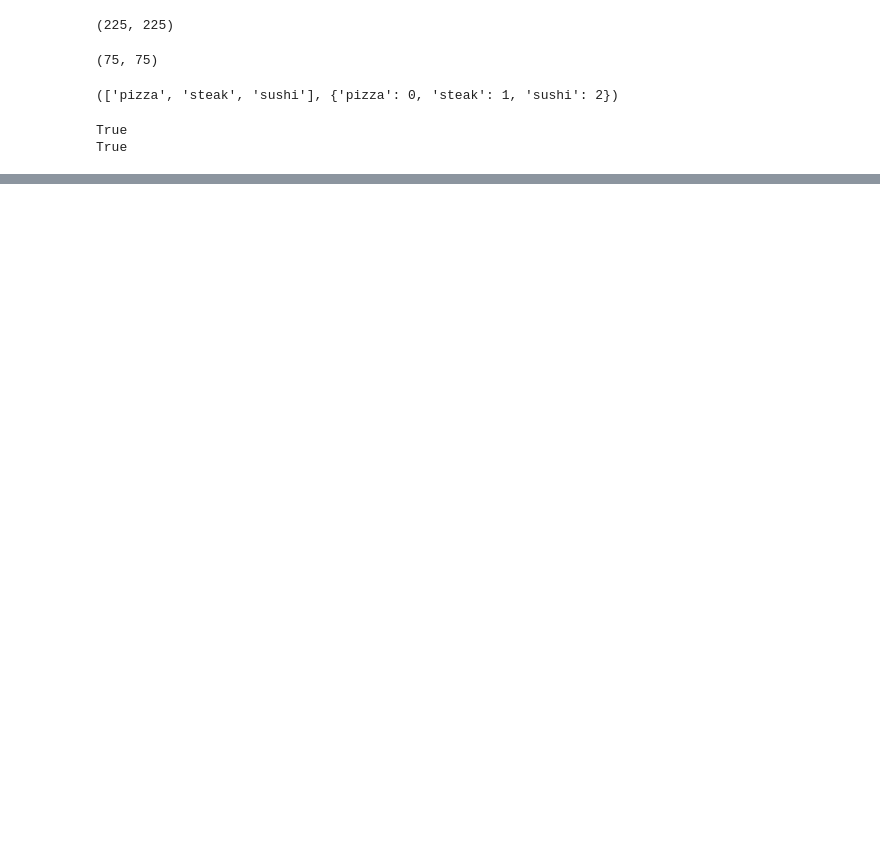
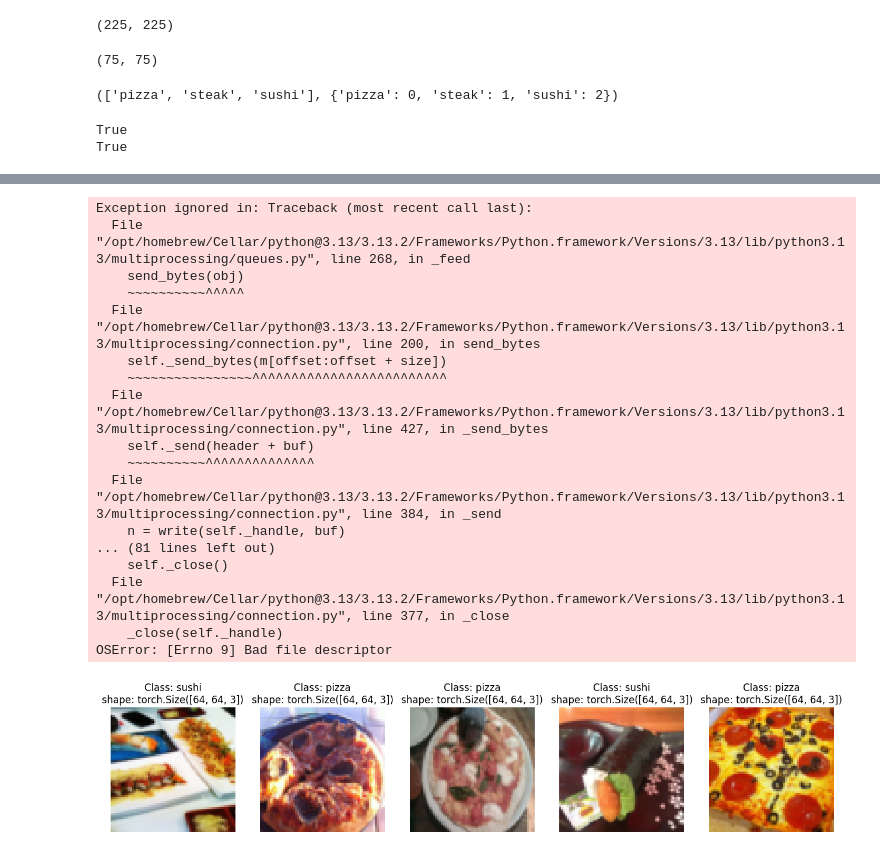
Before and after one commit to Jayden-Trading/PyTorch-Deep-Learning, a Jupyter notebook: 04_pytorch_custom_datasets_video.ipynb, the cells around one changed output, grey strips where cells are left out. Cells and saved outputs as stored; diff of their text form; code cells hidden in the pictures; blank space fills up the shorter version.

```diff
--- a/04_pytorch_custom_datasets_video.ipynb
+++ b/04_pytorch_custom_datasets_video.ipynb
@@ -574,0 +614,27 @@ True
+# %%
+# Display random images from the ImageFolder created dataset
+display_random_images(
+    dataset=train_data,
+    n=5,
+    classes=class_names_list,
+    seed=42
+)
+# %% [output]
+Exception ignored in: Traceback (most recent call last):
+  File "/opt/homebrew/Cellar/python@3.13/3.13.2/Frameworks/Python.framework/Versions/3.13/lib/python3.13/multiprocessing/queues.py", line 268, in _feed
+    send_bytes(obj)
+    ~~~~~~~~~~^^^^^
+  File "/opt/homebrew/Cellar/python@3.13/3.13.2/Frameworks/Python.framework/Versions/3.13/lib/python3.13/multiprocessing/connection.py", line 200, in send_bytes
+    self._send_bytes(m[offset:offset + size])
+    ~~~~~~~~~~~~~~~~^^^^^^^^^^^^^^^^^^^^^^^^^
+  File "/opt/homebrew/Cellar/python@3.13/3.13.2/Frameworks/Python.framework/Versions/3.13/lib/python3.13/multiprocessing/connection.py", line 427, in _send_bytes
+    self._send(header + buf)
+    ~~~~~~~~~~^^^^^^^^^^^^^^
+  File "/opt/homebrew/Cellar/python@3.13/3.13.2/Frameworks/Python.framework/Versions/3.13/lib/python3.13/multiprocessing/connection.py", line 384, in _send
+    n = write(self._handle, buf)
+... (81 lines left out)
+    self._close()
+  File "/opt/homebrew/Cellar/python@3.13/3.13.2/Frameworks/Python.framework/Versions/3.13/lib/python3.13/multiprocessing/connection.py", line 377, in _close
+    _close(self._handle)
+OSError: [Errno 9] Bad file descriptor
+[figure, added]
```
Also changed, not shown: parts of 26 cells of this notebook.
